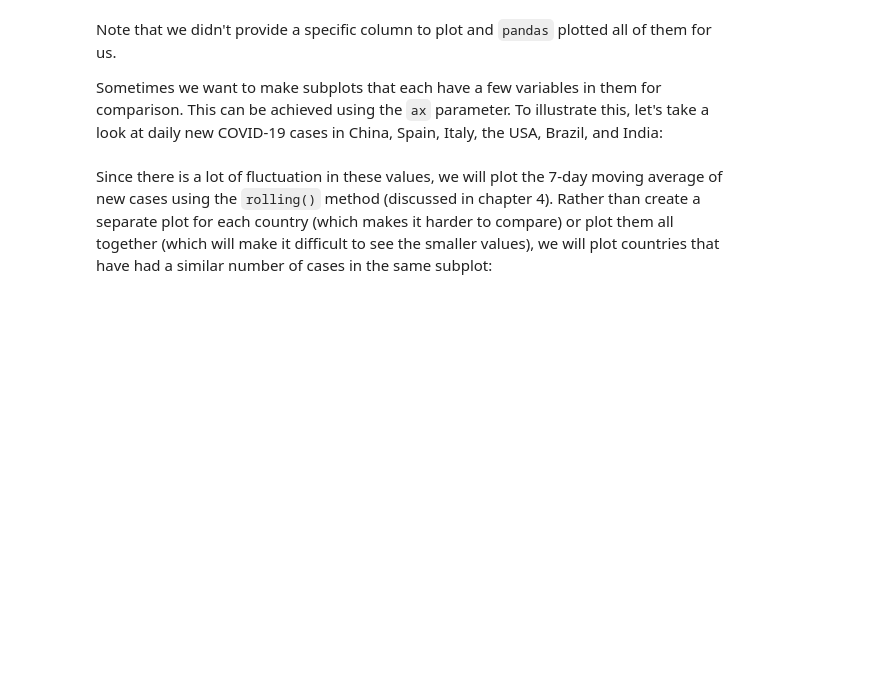
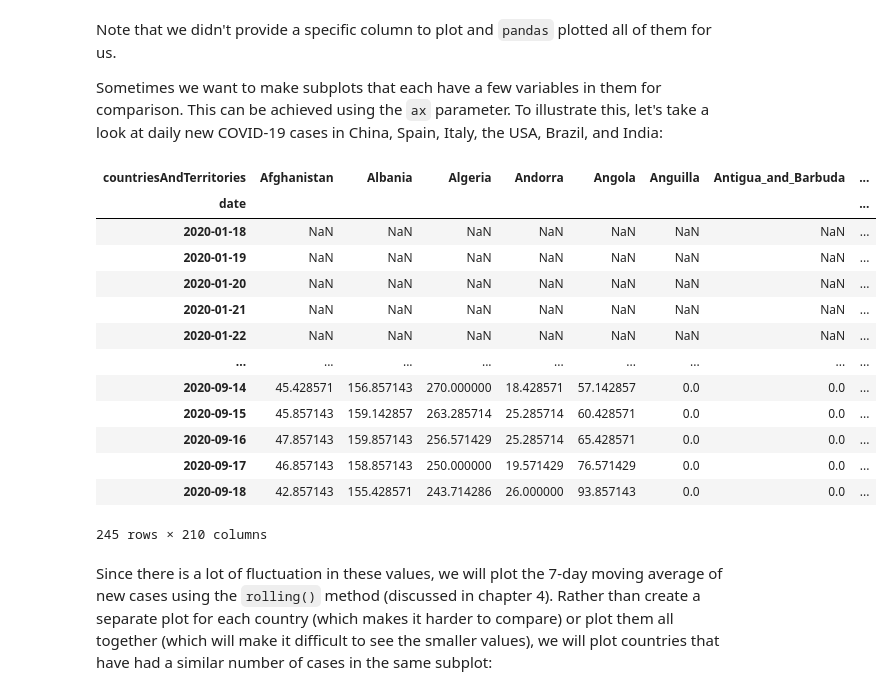
Before and after one commit to kevinsthompson/09-Hands-On-Data-Analysis-with-Pandas-2nd-edition, a Jupyter notebook: ch_05/2-plotting_with_pandas.ipynb, the cells around one changed output. Cells and saved outputs as stored; diff of their text form; code cells hidden in the pictures; blank space fills up the shorter version.

```diff
--- a/ch_05/2-plotting_with_pandas.ipynb
+++ b/ch_05/2-plotting_with_pandas.ipynb
@@ -123,9 +110,26 @@ Sometimes we want to make subplots that each have a few variables in them for co
 # %%
 new_cases_rolling_average = covid.pivot_table(
     index=covid.index,
     columns='countriesAndTerritories',
     values='cases'
 ).rolling(7).mean()
+new_cases_rolling_average
+# covid
+# %% [output]
+| countriesAndTerritories | Afghanistan | Albania | Algeria | Andorra | Angola | Anguilla | Antigua_and_Barbuda | ... |
+| date |  |  |  |  |  |  |  | ... |
+| 2020-01-18 | NaN | NaN | NaN | NaN | NaN | NaN | NaN | ... |
+| 2020-01-19 | NaN | NaN | NaN | NaN | NaN | NaN | NaN | ... |
+| 2020-01-20 | NaN | NaN | NaN | NaN | NaN | NaN | NaN | ... |
+| 2020-01-21 | NaN | NaN | NaN | NaN | NaN | NaN | NaN | ... |
+| 2020-01-22 | NaN | NaN | NaN | NaN | NaN | NaN | NaN | ... |
+| ... | ... | ... | ... | ... | ... | ... | ... | ... |
+| 2020-09-14 | 45.428571 | 156.857143 | 270.000000 | 18.428571 | 57.142857 | 0.0 | 0.0 | ... |
+| 2020-09-15 | 45.857143 | 159.142857 | 263.285714 | 25.285714 | 60.428571 | 0.0 | 0.0 | ... |
+| 2020-09-16 | 47.857143 | 159.857143 | 256.571429 | 25.285714 | 65.428571 | 0.0 | 0.0 | ... |
+| 2020-09-17 | 46.857143 | 158.857143 | 250.000000 | 19.571429 | 76.571429 | 0.0 | 0.0 | ... |
+| 2020-09-18 | 42.857143 | 155.428571 | 243.714286 | 26.000000 | 93.857143 | 0.0 | 0.0 | ... |
+245 rows × 210 columns
 # %% [markdown]
 Since there is a lot of fluctuation in these values, we will plot the 7-day moving average of new cases using the `rolling()` method (discussed in chapter 4). Rather than create a separate plot for each country (which makes it harder to compare) or plot them all together (which will make it difficult to see the smaller values), we will plot countries that have had a similar number of cases in the same subplot:
 # %%
```
Also changed, not shown: parts of 27 cells of this notebook, 1 other file.
